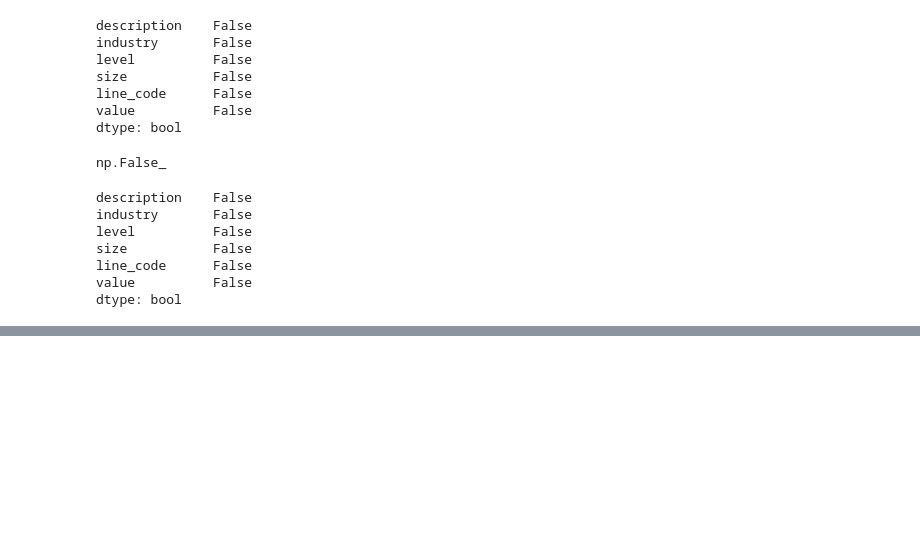
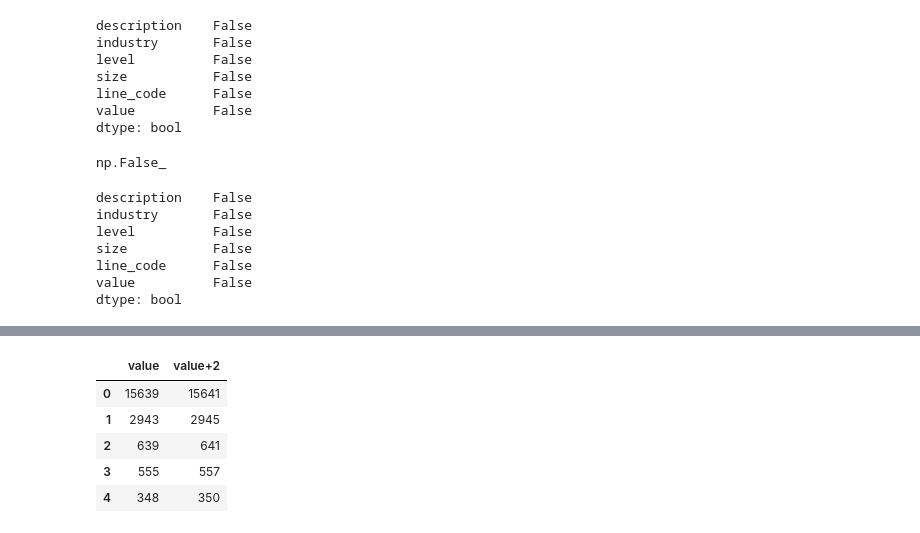
Before and after one commit to harsh-valecha/python_data_analysis_tools, a Jupyter notebook: pyspark_practice/practice2.ipynb, the cells around one changed output, grey strips where cells are left out. Drawn from its saved outputs; the diff is of its cells as text; code cells hidden in the pictures; blank space fills up the shorter version.

Commit message:
practiced grouping ,searching , adding columns , finding uniquevalues

```diff
--- a/pyspark_practice/practice2.ipynb
+++ b/pyspark_practice/practice2.ipynb
@@ -160,0 +219,3 @@ dtype: bool
+# %%
+# adding a new null column -- static value column
+df['transport'] = ['kalley' for i in range(len(df))]
@@ -160,0 +241,12 @@ dtype: bool
+# %%
+# adding static value to a column
+df['value+2'] = df.value+2
+# %%
+df[['value','value+2']].head()
+# %% [output]
+|  | value | value+2 |
+| 0 | 15639 | 15641 |
+| 1 | 2943 | 2945 |
+| 2 | 639 | 641 |
+| 3 | 555 | 557 |
+| 4 | 348 | 350 |
```
Also changed, not shown: parts of 21 cells of this notebook.
